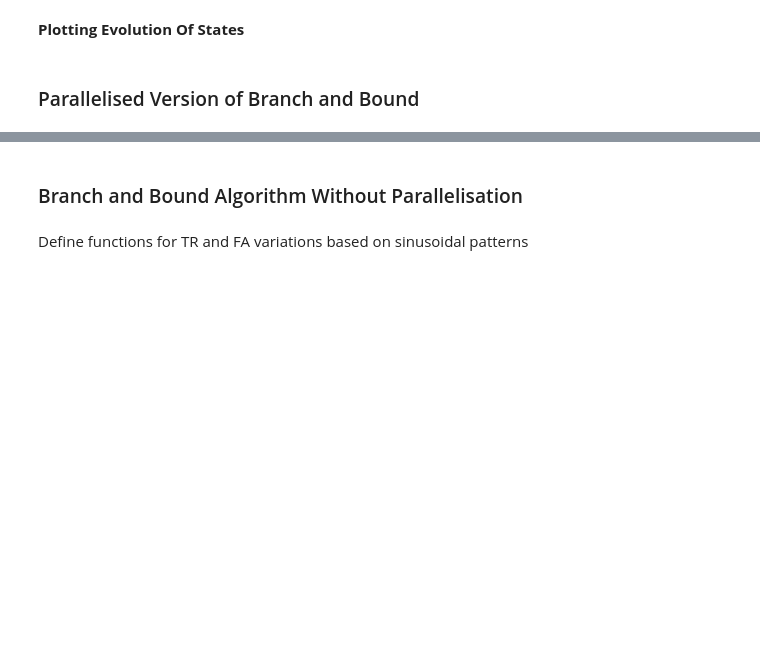
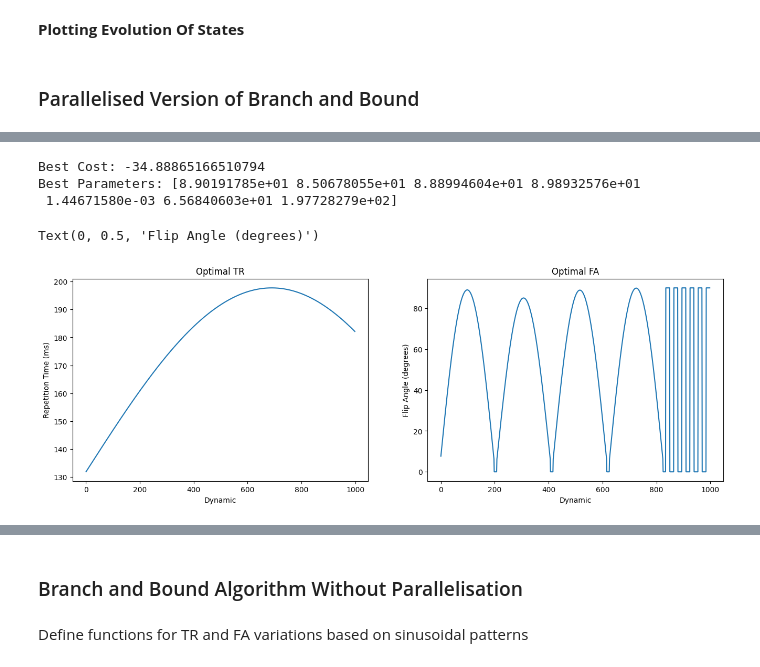
Before and after one commit to Ela-Kan/MRFSGRE_BBB, a Jupyter notebook: coreSimulations/signal_optimisation.ipynb, the cells around one changed output, grey strips where cells are left out. Cells and saved outputs as stored; diff of their text form; code cells hidden in the pictures; blank space fills up the shorter version.

```diff
--- a/coreSimulations/signal_optimisation.ipynb
+++ b/coreSimulations/signal_optimisation.ipynb
@@ -171,7 +173,7 @@ def costFunction(a_max, w_a, freq, TRmin, TRmax, trVariation, N, instance):
 # %% [markdown]
 __Initialising Random Selection of Point in Parameter Space__
 # %%
-def start(trVariation, faVariation):
+def start(trVariation, faVariation, npeaks=1):
     """ Random point in the interval."""
 
     if trVariation == 'sin' and faVariation == 'sin':
@@ -183,12 +185,11 @@ def start(trVariation, faVariation):
         return a_max, w_a, f, TRmin, TRmax
 
     if trVariation =='sin' and faVariation == 'FISP':
-        # each p is a peak
-        p1, p2, p3, p4, p5 = [interval[0,0]+ (interval[0,1] - interval[0,0]) * rn.random_sample() for _ in range(5)]
+        peaks = [interval[0,0]+ (interval[0,1] - interval[0,0]) * rn.random_sample() for _ in range(npeaks)]
         f = interval[1,0] + (interval[1,1] - interval[1,0]) * rn.random_sample()
         TRmin = interval[2,0] + (interval[2,1] - interval[2,0]) * rn.random_sample()
         TRmax = interval[3,0] + (interval[3,1] - interval[3,0]) * rn.random_sample()
 
-        return p1, p2, p3, p4, p5, f, TRmin, TRmax
+        return peaks, f, TRmin, TRmax
 # %% [markdown]
 __Plotting Evolution Of States__
@@ -416,0 +646,24 @@ plt.show()
+# %%
+import optim_TR_FA_gen as TRFA
+states = np.load("1000dynamics_originalFISPB1_rep2_states.npy")
+costs = np.load("1000dynamics_originalFISPB1_rep2_costs.npy")
+best_cost, best_states = best_states_cost(states, costs)
+TR = TRFA.sinusoidal_TR(best_states[-1], best_states[-2], best_states[-3], 1000, 1)
+FA = TRFA.FISP_FA(best_states[:5], 1000, 1, b1Sensitivity = True)
+
+fig, (ax1, ax2) = plt.subplots(1,2)
+fig.set_size_inches(16,5, forward=True)
+ax1.plot(TR[1:])
+ax2.plot(FA[1:])
+ax1.set_title("Optimal TR")
+ax2.set_title("Optimal FA")
+ax1.set_xlabel("Dynamic")
+ax1.set_ylabel("Repetition Time (ms)")
+ax2.set_xlabel("Dynamic")
+ax2.set_ylabel("Flip Angle (degrees)")
+# %% [output]
+Best Cost: -34.88865166510794
+Best Parameters: [8.90191785e+01 8.50678055e+01 8.88994604e+01 8.98932576e+01
+ 1.44671580e-03 6.56840603e+01 1.97728279e+02]
+Text(0, 0.5, 'Flip Angle (degrees)')
+[figure, added]
```
Also changed, not shown: parts of 16 cells of this notebook, 3 other files.
